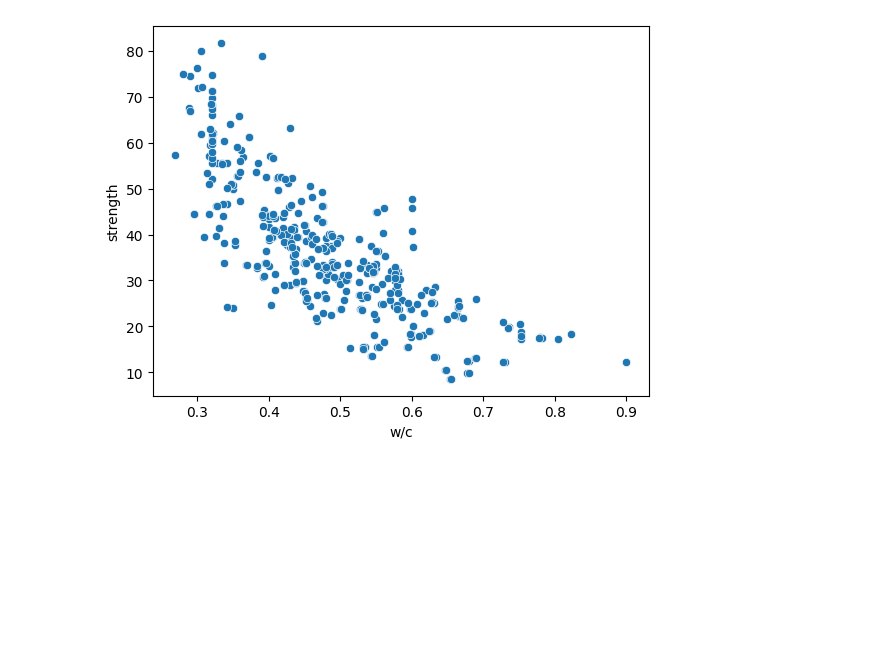
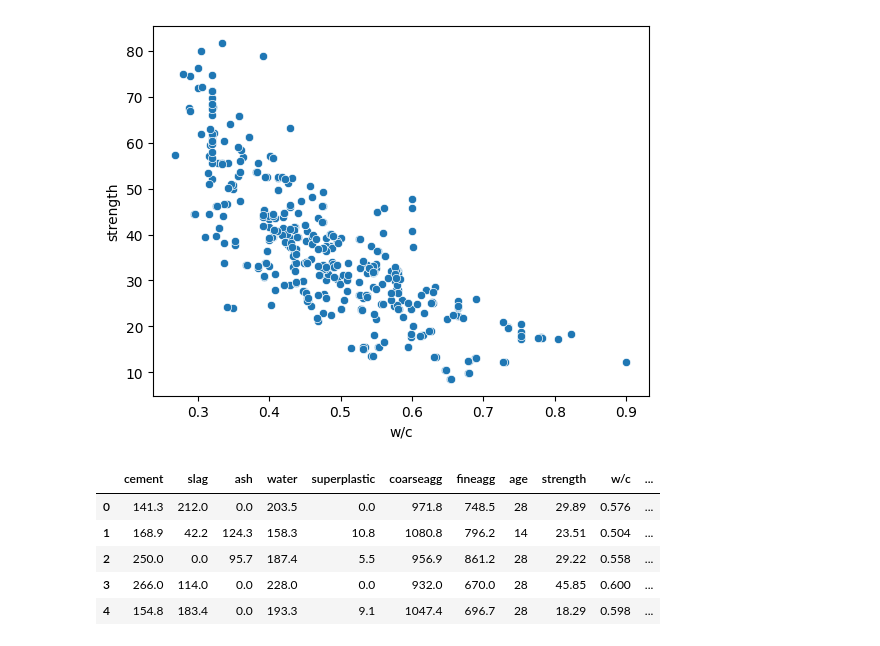
Before and after one commit to supernauth/cement_manufacturing, a Jupyter notebook: cement_manufacuring.ipynb, the cells around one changed output. Saved outputs shown, nothing was run; the diff lists cells and outputs as text; code cells hidden in the pictures; blank space fills up the shorter version.

Commit message:
Added calculations about aggregates' sum and ration

```diff
--- a/cement_manufacuring.ipynb
+++ b/cement_manufacuring.ipynb
@@ -92,0 +95,13 @@ sns.scatterplot(data=df_28, x="w/c", y="strength")
+# %%
+df["agg"] = df["coarseagg"] + df["fineagg"]
+df["fineagg_ratio"] = np.round(df["fineagg"] / df["agg"], 3)
+df["coarseagg_ratio"] = np.round(df["coarseagg"] / df["agg"], 3)
+# %%
+df.head()
+# %% [output]
+|  | cement | slag | ash | water | superplastic | coarseagg | fineagg | age | strength | w/c | ... |
+| 0 | 141.3 | 212.0 | 0.0 | 203.5 | 0.0 | 971.8 | 748.5 | 28 | 29.89 | 0.576 | ... |
+| 1 | 168.9 | 42.2 | 124.3 | 158.3 | 10.8 | 1080.8 | 796.2 | 14 | 23.51 | 0.504 | ... |
+| 2 | 250.0 | 0.0 | 95.7 | 187.4 | 5.5 | 956.9 | 861.2 | 28 | 29.22 | 0.558 | ... |
+| 3 | 266.0 | 114.0 | 0.0 | 228.0 | 0.0 | 932.0 | 670.0 | 28 | 45.85 | 0.600 | ... |
+| 4 | 154.8 | 183.4 | 0.0 | 193.3 | 9.1 | 1047.4 | 696.7 | 28 | 18.29 | 0.598 | ... |
```
Also changed, not shown: parts of 4 cells of this notebook.
